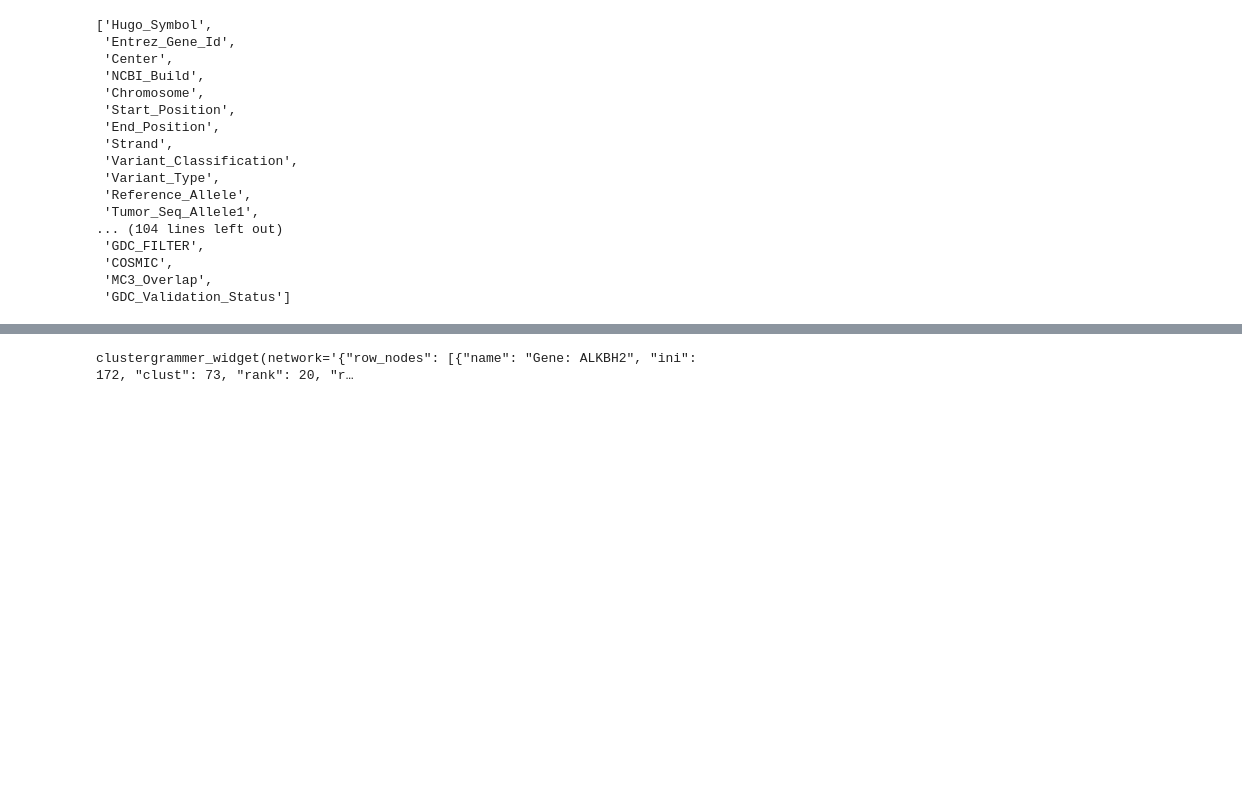
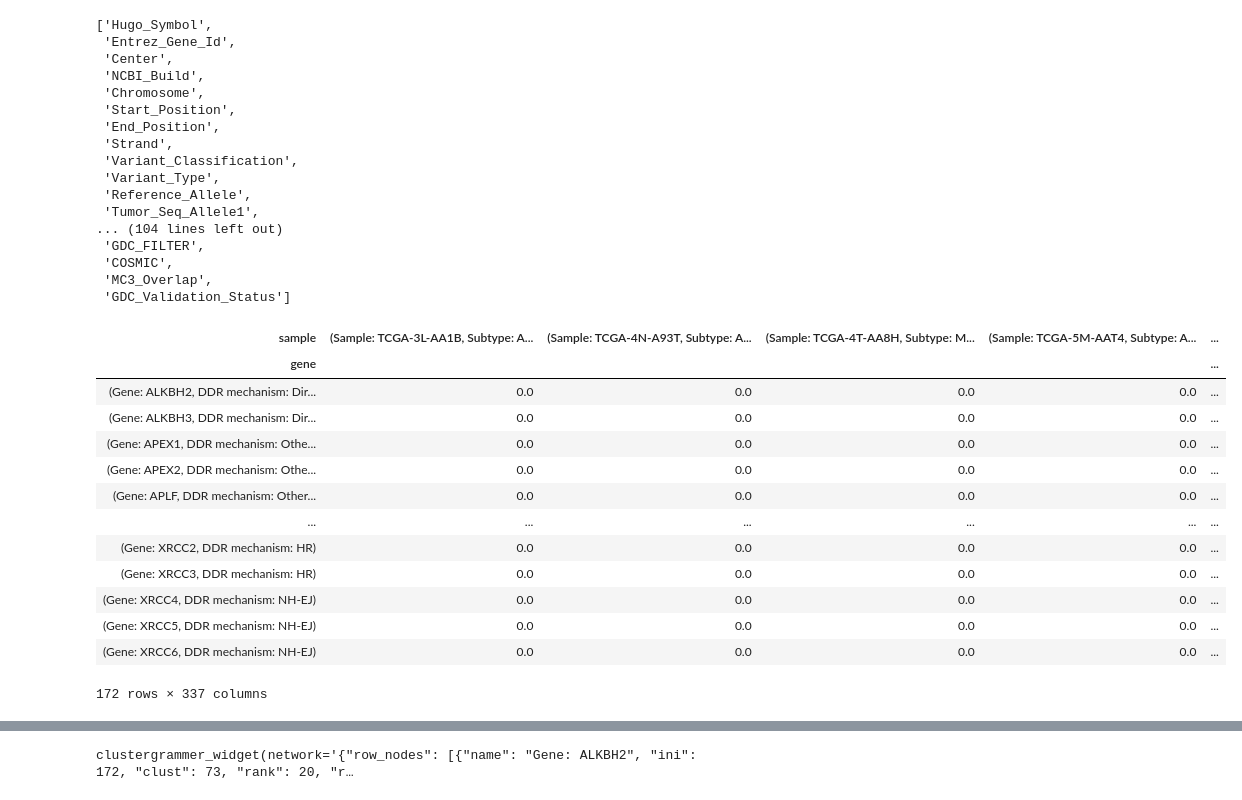
Before and after one commit to elnitskilab/MutationalAnalysisDemo, a Jupyter notebook: TCGA-COAD.ipynb, the cells around one changed output, grey strips where cells are left out. Cells and saved outputs as stored; diff of their text form; code cells hidden in the pictures; blank space fills up the shorter version.

```diff
--- a/TCGA-COAD.ipynb
+++ b/TCGA-COAD.ipynb
@@ -159,8 +190,10 @@ for idx, row in maf.iterrows():
 
     gene = ('Gene: {}'.format(gene), 'DDR mechanism: {}'.format(genes_DDR[gene]))
 
-    sample = row['Tumor_Sample_Barcode']  # [:12]
+    sample = row['Tumor_Sample_Barcode'][:12]
+    sample = sample_labels.get(sample, sample)
 
+    # Variant allele frequency
     value = int(row['t_alt_count']) / float(int(row['t_depth']))
 
     if (gene, sample) in gene_sample_pairs:
@@ -173,6 +206,23 @@ for idx, row in maf.iterrows():
 
 df_gene_long = pd.DataFrame({'sample': samples, 'gene': genes, 'mutation': mutations})
 df_gene = df_gene_long.pivot(index='gene', columns='sample', values='mutation').fillna(0.0)
+# %%
+df_gene
+# %% [output]
+| sample | (Sample: TCGA-3L-AA1B, Subtype: A... | (Sample: TCGA-4N-A93T, Subtype: A... | (Sample: TCGA-4T-AA8H, Subtype: M... | (Sample: TCGA-5M-AAT4, Subtype: A... | ... |
+| gene |  |  |  |  | ... |
+| (Gene: ALKBH2, DDR mechanism: Dir... | 0.0 | 0.0 | 0.0 | 0.0 | ... |
+| (Gene: ALKBH3, DDR mechanism: Dir... | 0.0 | 0.0 | 0.0 | 0.0 | ... |
+| (Gene: APEX1, DDR mechanism: Othe... | 0.0 | 0.0 | 0.0 | 0.0 | ... |
+| (Gene: APEX2, DDR mechanism: Othe... | 0.0 | 0.0 | 0.0 | 0.0 | ... |
+| (Gene: APLF, DDR mechanism: Other... | 0.0 | 0.0 | 0.0 | 0.0 | ... |
+| ... | ... | ... | ... | ... | ... |
+| (Gene: XRCC2, DDR mechanism: HR) | 0.0 | 0.0 | 0.0 | 0.0 | ... |
+| (Gene: XRCC3, DDR mechanism: HR) | 0.0 | 0.0 | 0.0 | 0.0 | ... |
+| (Gene: XRCC4, DDR mechanism: NH-EJ) | 0.0 | 0.0 | 0.0 | 0.0 | ... |
+| (Gene: XRCC5, DDR mechanism: NH-EJ) | 0.0 | 0.0 | 0.0 | 0.0 | ... |
+| (Gene: XRCC6, DDR mechanism: NH-EJ) | 0.0 | 0.0 | 0.0 | 0.0 | ... |
+172 rows × 337 columns
 # %%
 net_gene = Network(clustergrammer_widget)
 net_gene.load_df(df_gene)
```
Also changed, not shown: parts of 4 cells of this notebook, 1 other file.
